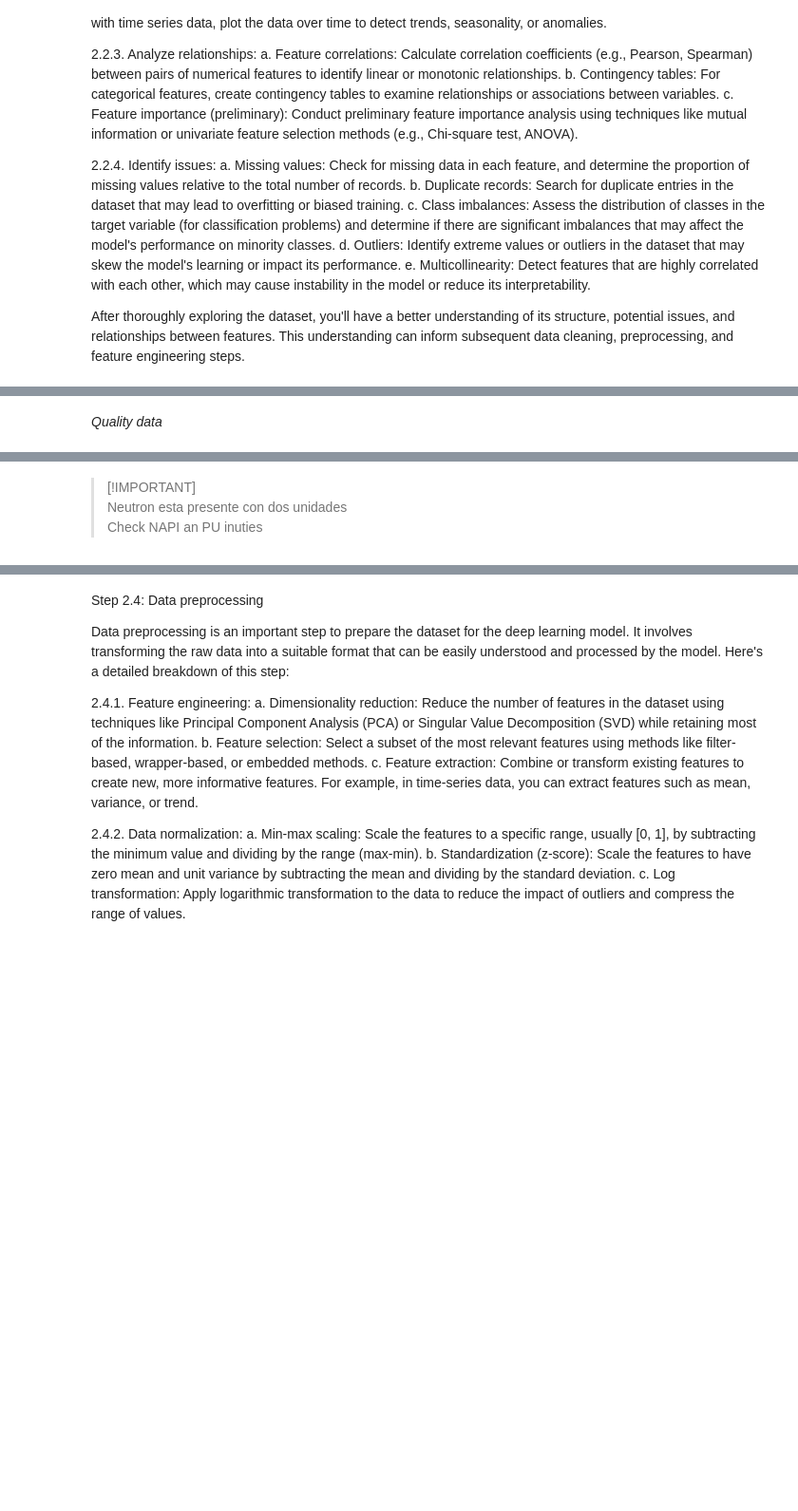
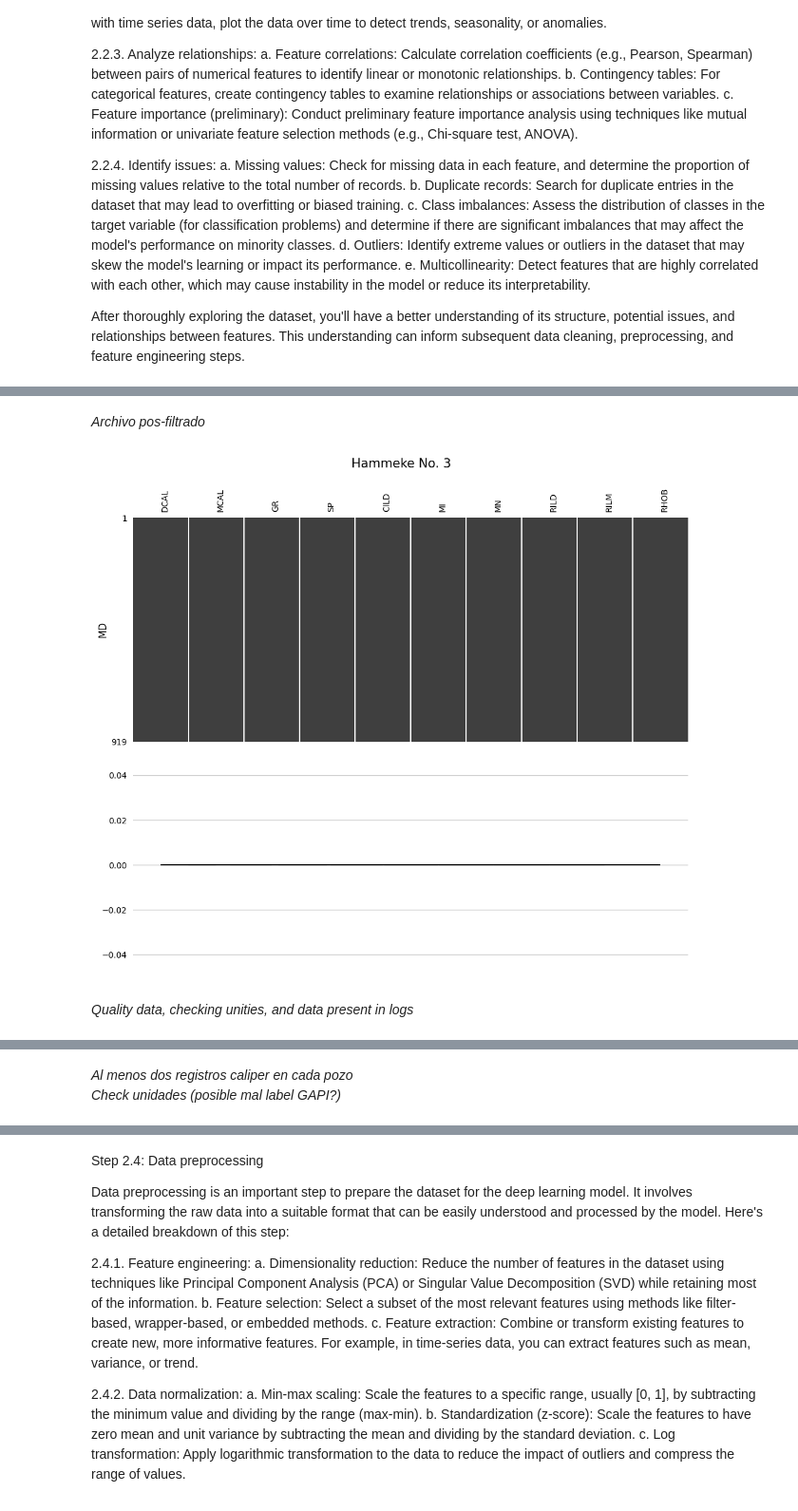
Before and after one commit to OilCoder/Petrophysics, a Jupyter notebook: code/preprocessing.ipynb, the cells around one changed output, grey strips where cells are left out. Shown at 95% size. Drawn from its saved outputs; the diff is of its cells as text; code cells hidden in the pictures; blank space fills up the shorter version.

```diff
--- a/code/preprocessing.ipynb
+++ b/code/preprocessing.ipynb
@@ -442,5 +527,12 @@ dendrogram(well_path)
+# %% [markdown]
+*Archivo pos-filtrado*
+# %%
+well_path_new = r'../v1.3_filter_invalid_data/Hammeke No. 3.las'
+plot_dendromatrix(well_path_new)
+# %% [output]
+[figure, added]
 # %% [markdown]
-*Quality data*
+*Quality data, checking unities, and data present in logs*
 # %%
 import welly.quality as q
 path = r'../v1.3_filter_invalid_data/'
@@ -472,10 +564,9 @@ HTML(p.curve_table_html(keys=alias['Caliper'], alias=alias, tests=tests))
 | 72 | 15 185 23936 | 1/4 curves | 100 | ⬤ | ⬤ | ⬤ | ⬤ | ⬤ | ⬤ | DCAL ⬤ 7.99 IN | ⬤ | ... |
 | 73 | 15-185-23742-0000 | 2/10 curves | 100 | ⬤ | ⬤ | ⬤ | ⬤ | ⬤ | ⬤ | DCAL ⬤ 8.39 in | ⬤ | ... |
 | 74 | 15-185-23958-0000 | 2/9 curves | 100 | ⬤ | ⬤ | ⬤ | ⬤ | ⬤ | ⬤ | DCAL ⬤ 8.04 IN | ⬤ | ... |
-# %% [markdown]
-> [!IMPORTANT]
-> Neutron esta presente con dos unidades
-> Check NAPI an PU inuties
+# %% [markdown]
+*Al menos dos registros caliper en cada pozo*
+*Check unidades (posible mal label GAPI?)*
 # %%
 # Eval resistivity logs
 from IPython.display import HTML
```
Also changed, not shown: parts of 29 cells of this notebook.
